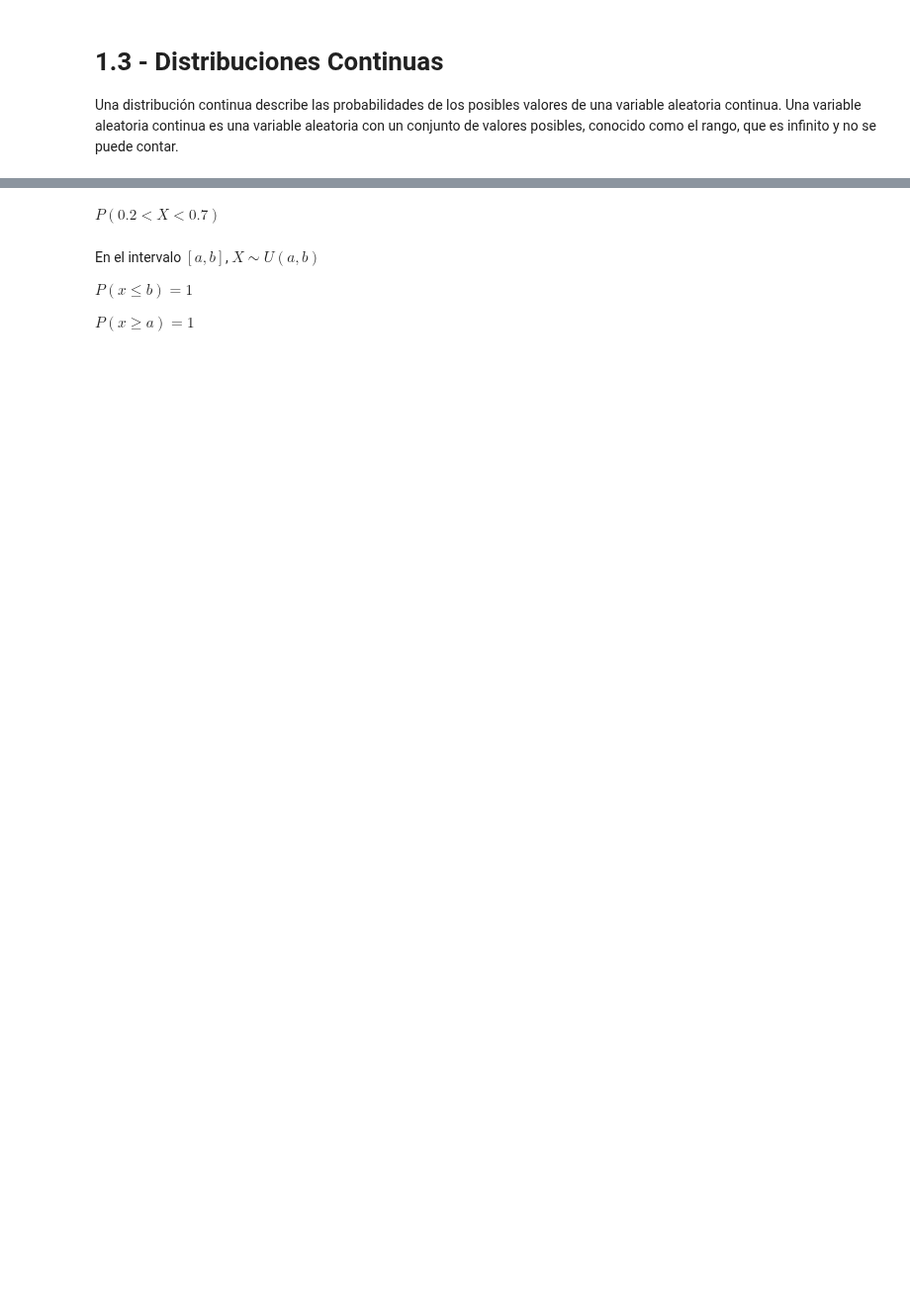
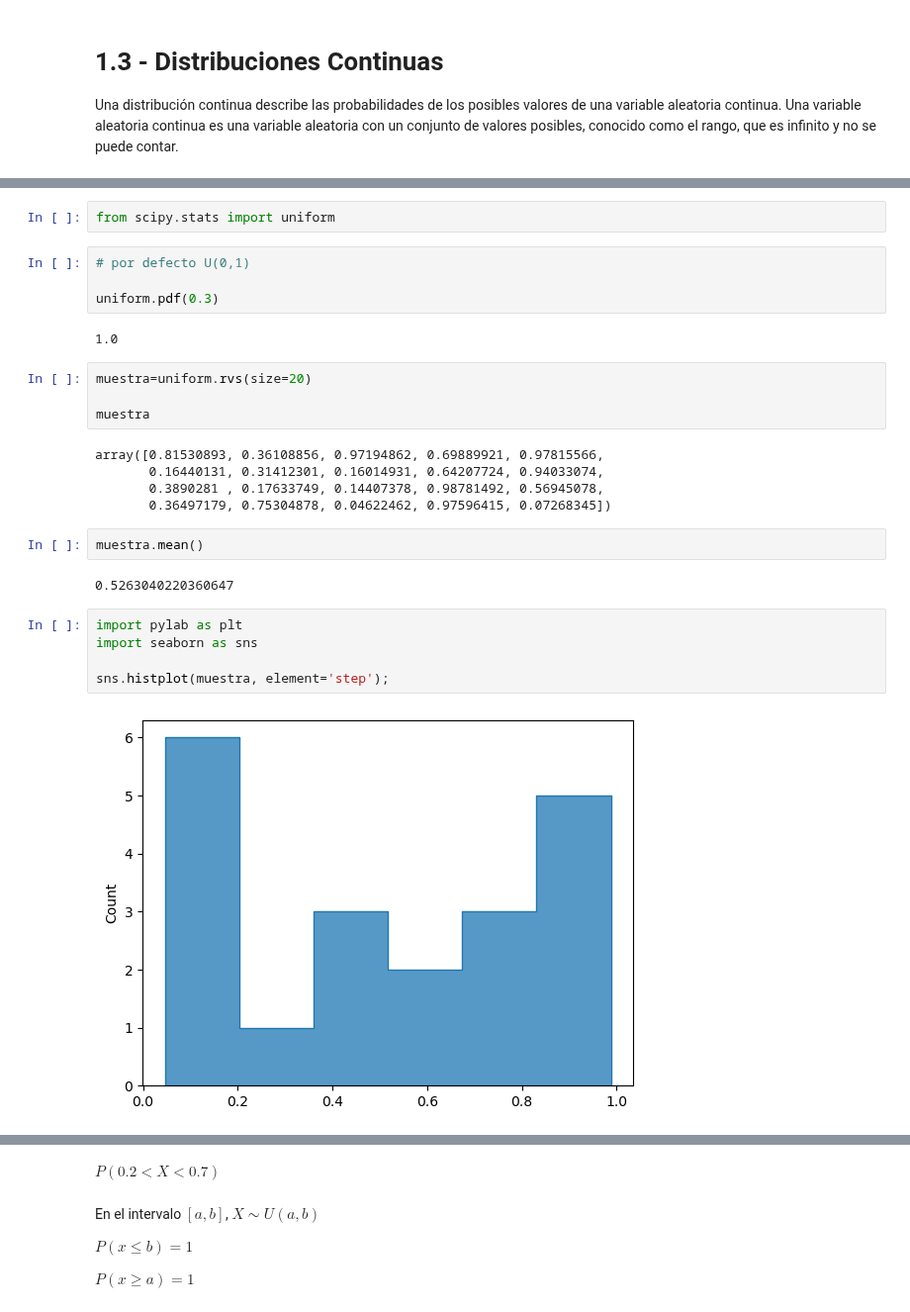
Before and after one commit to Ironhack-Data-Madrid-Julio-2023/apuntes_clase, a Jupyter notebook: semana_6/1.3 - Distribuciones Continuas.ipynb, the cells around one changed output, grey strips where cells are left out. Shown at 99% size. Cells and saved outputs as stored; diff of their text form; blank space fills up the shorter version.

```diff
--- a/semana_6/1.3 - Distribuciones Continuas.ipynb
+++ b/semana_6/1.3 - Distribuciones Continuas.ipynb
@@ -39,3 +39,31 @@ $P(x \geq 0)=1$
 $P(0.1 \leq x \leq 0.4)=0.4 - 0.1=0.3$
 
 $$\forall c, d \in [0, 1]: P(c < x <= d) = d-c$$
+# %%
+from scipy.stats import uniform
+# %%
+# por defecto U(0,1)
+
+uniform.pdf(0.3)
+# %% [output]
+1.0
+# %%
+muestra=uniform.rvs(size=20)
+
+muestra
+# %% [output]
+array([0.81530893, 0.36108856, 0.97194862, 0.69889921, 0.97815566,
+       0.16440131, 0.31412301, 0.16014931, 0.64207724, 0.94033074,
+       0.3890281 , 0.17633749, 0.14407378, 0.98781492, 0.56945078,
+       0.36497179, 0.75304878, 0.04622462, 0.97596415, 0.07268345])
+# %%
+muestra.mean()
+# %% [output]
+0.5263040220360647
+# %%
+import pylab as plt
+import seaborn as sns
+
+sns.histplot(muestra, element='step');
+# %% [output]
+[figure, added]
```
Also changed, not shown: parts of 33 cells of this notebook.
